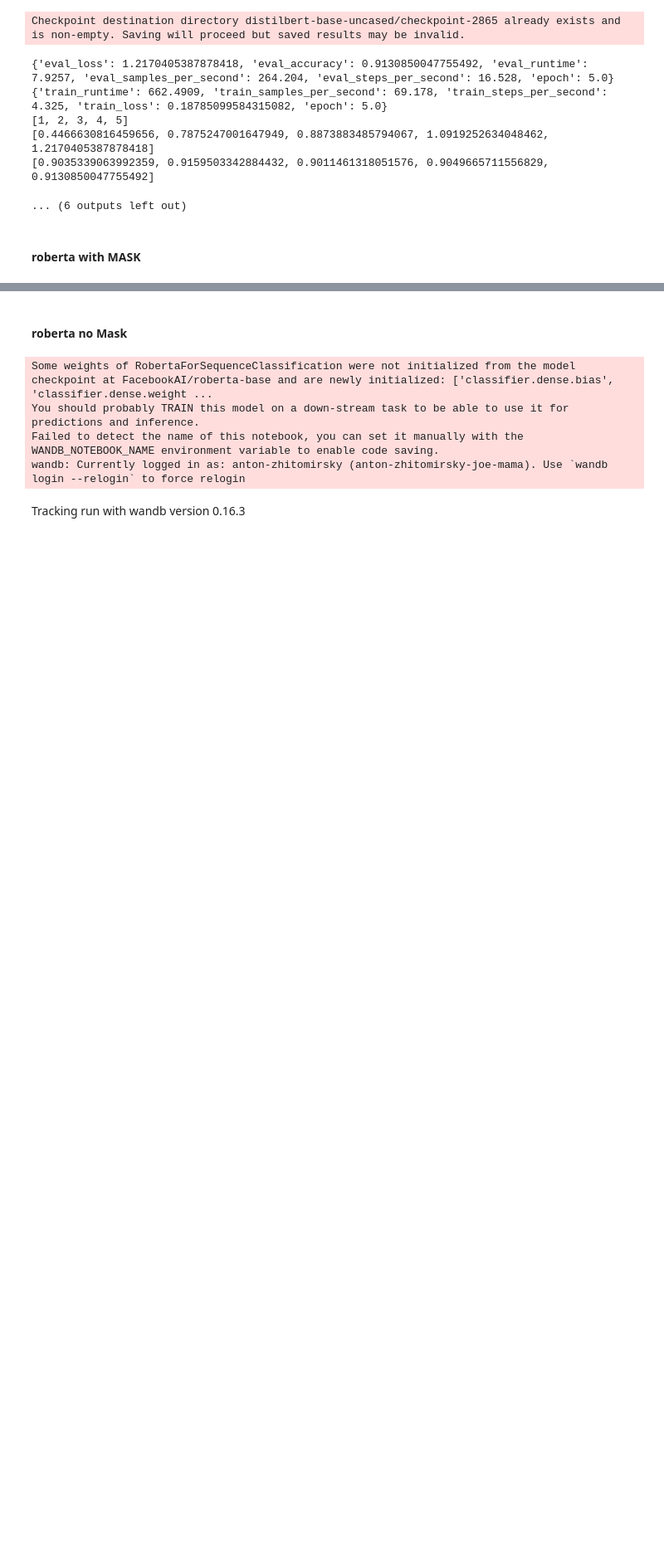
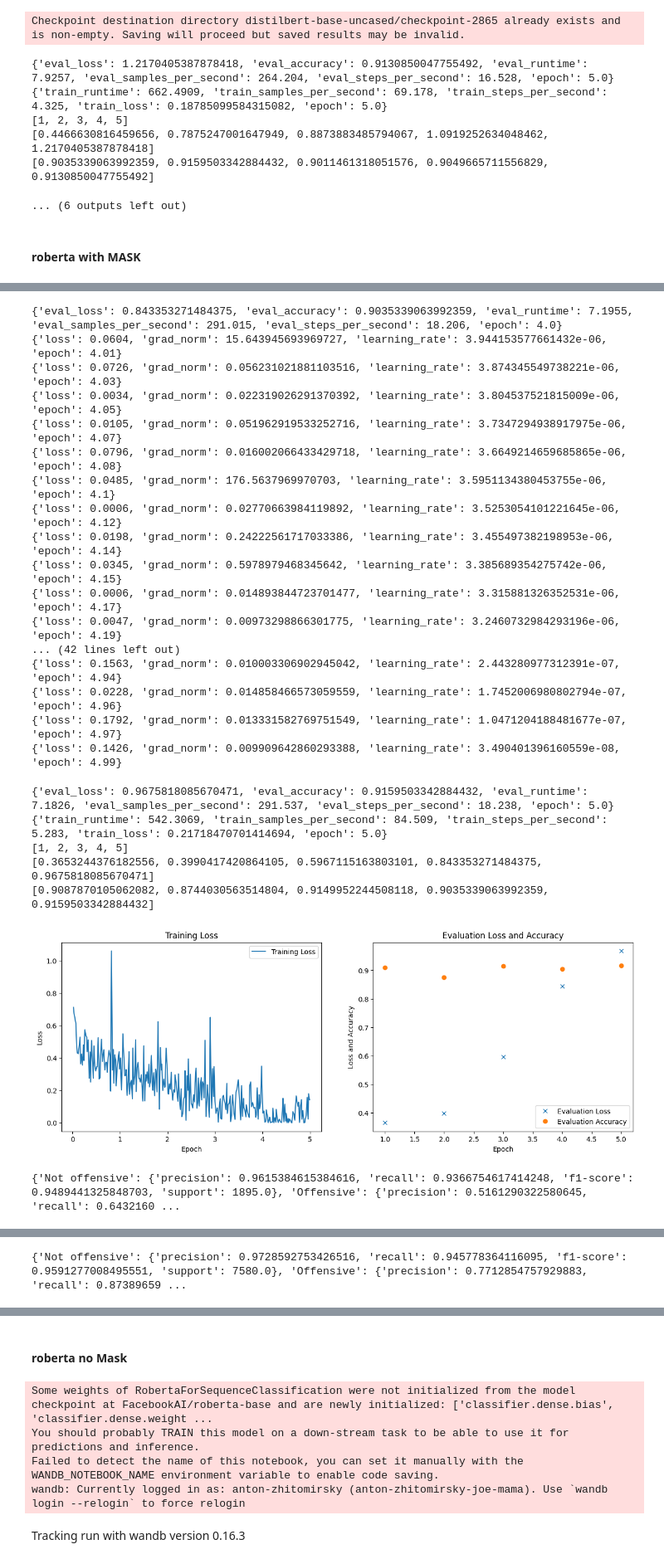
Before and after one commit to avzh1/nlp_bert_classifier, a Jupyter notebook: src/binary-classification.ipynb, the cells around one changed output, grey strips where cells are left out. Shown at 83% size. Cells and saved outputs as stored; diff of their text form; code cells hidden in the pictures; blank space fills up the shorter version.

```diff
--- a/src/binary-classification.ipynb
+++ b/src/binary-classification.ipynb
@@ -821,7 +823,7 @@ training_dataset = PCLDataset(train_data_df, mask_tokens=h_params['mask tokens']
 val_dataset = PCLDataset(val_data_df, mask_tokens=False, tokenizer=tokenizer, trunc_len=h_params['text trunction length'])
 
 # << Setup the trainer >>
-trainer = setup_trainer('roberta-base', model, h_params, training_dataset, val_dataset)
+trainer = setup_trainer('roberta-base-masked', model, h_params, training_dataset, val_dataset)
 
 #  << Set model to training mode >>
 model.train()
@@ -833,7 +835,7 @@ trainer.train()
 plot_loss(trainer)
 
 # << Save the model predictions >>
-save_model_predictions('roberta-base', model, tokenizer)
+save_model_predictions('roberta-base-masked', model, tokenizer)
 
 # << Evaluate the model >>
 evaluate_model(model, tokenizer, val_dataset)
@@ -858,0 +916,24 @@ View run at https://wandb.ai/anton-zhitomirsky-joe-mama/huggingface/runs/jyhkunn
+{'eval_loss': 0.843353271484375, 'eval_accuracy': 0.9035339063992359, 'eval_runtime': 7.1955, 'eval_samples_per_second': 291.015, 'eval_steps_per_second': 18.206, 'epoch': 4.0}
+{'loss': 0.0604, 'grad_norm': 15.643945693969727, 'learning_rate': 3.944153577661432e-06, 'epoch': 4.01}
+{'loss': 0.0726, 'grad_norm': 0.056231021881103516, 'learning_rate': 3.874345549738221e-06, 'epoch': 4.03}
+{'loss': 0.0034, 'grad_norm': 0.022319026291370392, 'learning_rate': 3.804537521815009e-06, 'epoch': 4.05}
+{'loss': 0.0105, 'grad_norm': 0.051962919533252716, 'learning_rate': 3.7347294938917975e-06, 'epoch': 4.07}
+{'loss': 0.0796, 'grad_norm': 0.016002066433429718, 'learning_rate': 3.6649214659685865e-06, 'epoch': 4.08}
+{'loss': 0.0485, 'grad_norm': 176.5637969970703, 'learning_rate': 3.5951134380453755e-06, 'epoch': 4.1}
+{'loss': 0.0006, 'grad_norm': 0.02770663984119892, 'learning_rate': 3.5253054101221645e-06, 'epoch': 4.12}
+{'loss': 0.0198, 'grad_norm': 0.24222561717033386, 'learning_rate': 3.455497382198953e-06, 'epoch': 4.14}
+{'loss': 0.0345, 'grad_norm': 0.5978979468345642, 'learning_rate': 3.385689354275742e-06, 'epoch': 4.15}
+{'loss': 0.0006, 'grad_norm': 0.014893844723701477, 'learning_rate': 3.315881326352531e-06, 'epoch': 4.17}
+{'loss': 0.0047, 'grad_norm': 0.00973298866301775, 'learning_rate': 3.2460732984293196e-06, 'epoch': 4.19}
+... (42 lines left out)
+{'loss': 0.1563, 'grad_norm': 0.010003306902945042, 'learning_rate': 2.443280977312391e-07, 'epoch': 4.94}
+{'loss': 0.0228, 'grad_norm': 0.014858466573059559, 'learning_rate': 1.7452006980802794e-07, 'epoch': 4.96}
+{'loss': 0.1792, 'grad_norm': 0.013331582769751549, 'learning_rate': 1.0471204188481677e-07, 'epoch': 4.97}
+{'loss': 0.1426, 'grad_norm': 0.009909642860293388, 'learning_rate': 3.490401396160559e-08, 'epoch': 4.99}
+{'eval_loss': 0.9675818085670471, 'eval_accuracy': 0.9159503342884432, 'eval_runtime': 7.1826, 'eval_samples_per_second': 291.537, 'eval_steps_per_second': 18.238, 'epoch': 5.0}
+{'train_runtime': 542.3069, 'train_samples_per_second': 84.509, 'train_steps_per_second': 5.283, 'train_loss': 0.21718470701414694, 'epoch': 5.0}
+[1, 2, 3, 4, 5]
+[0.3653244376182556, 0.3990417420864105, 0.5967115163803101, 0.843353271484375, 0.9675818085670471]
+[0.9087870105062082, 0.8744030563514804, 0.9149952244508118, 0.9035339063992359, 0.9159503342884432]
+[figure, added]
+{'Not offensive': {'precision': 0.9615384615384616, 'recall': 0.9366754617414248, 'f1-score': 0.9489441325848703, 'support': 1895.0}, 'Offensive': {'precision': 0.5161290322580645, 'recall': 0.6432160 ...
@@ -858,0 +941 @@ View run at https://wandb.ai/anton-zhitomirsky-joe-mama/huggingface/runs/jyhkunn
+{'Not offensive': {'precision': 0.9728592753426516, 'recall': 0.945778364116095, 'f1-score': 0.9591277008495551, 'support': 7580.0}, 'Offensive': {'precision': 0.7712854757929883, 'recall': 0.87389659 ...
```
Also changed, not shown: parts of 3 cells of this notebook, 3 other files.
